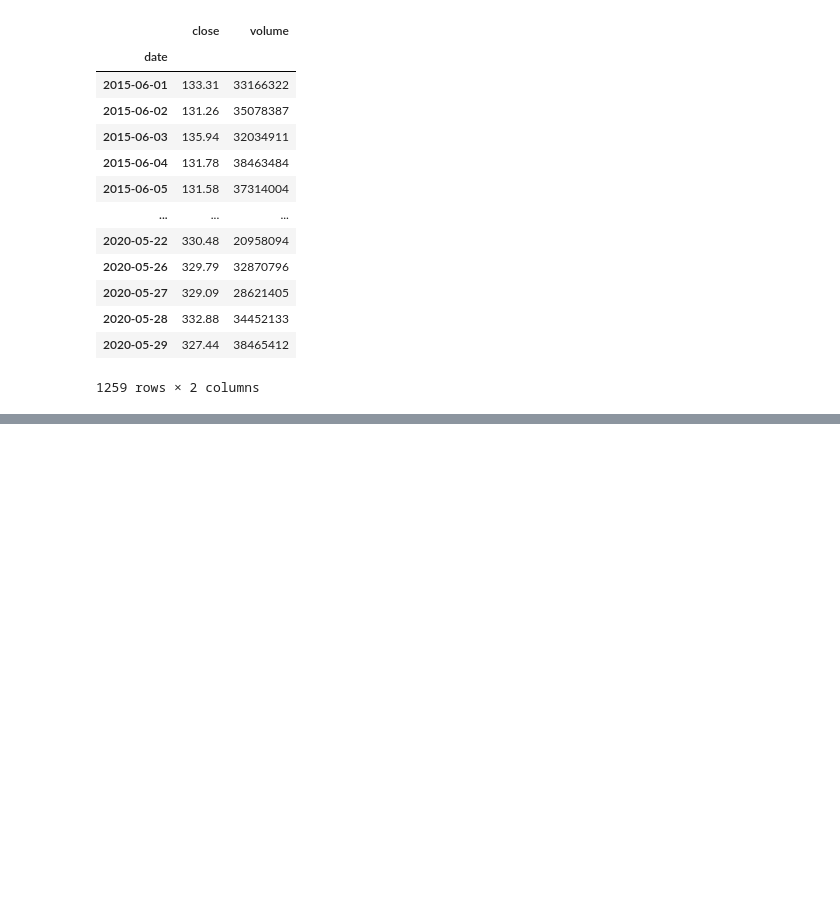
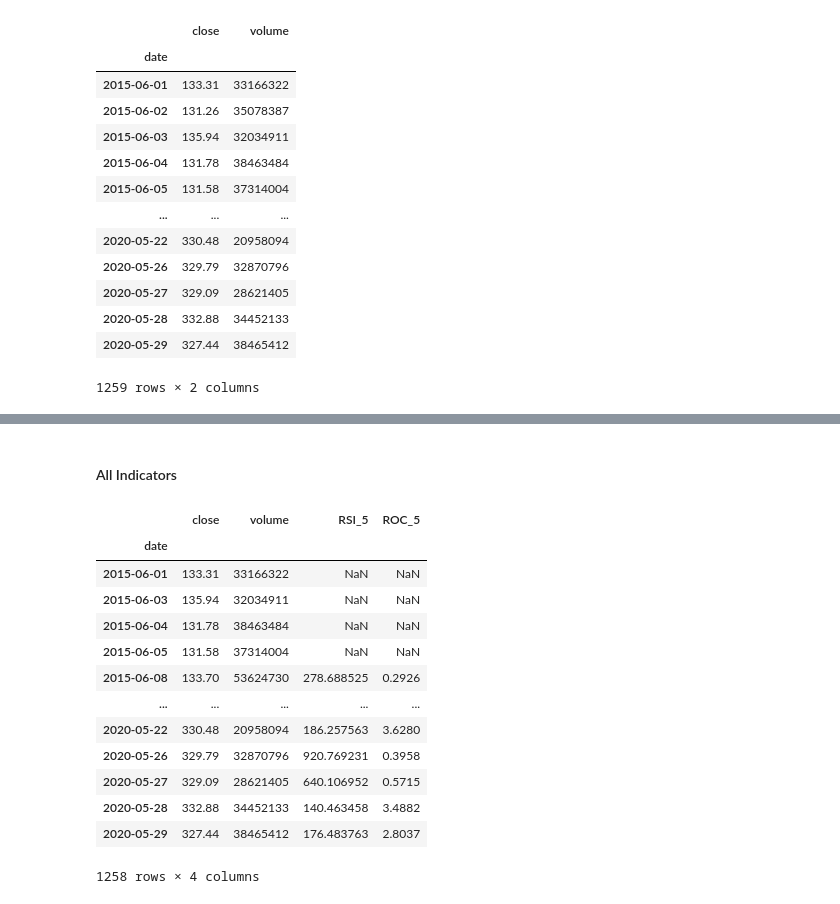
Before and after one commit to jk5ho/stonks-options, a Jupyter notebook: stonks-algo.ipynb, the cells around one changed output, grey strips where cells are left out. Cells and saved outputs as stored; diff of their text form; code cells hidden in the pictures; blank space fills up the shorter version.

```diff
--- a/stonks-algo.ipynb
+++ b/stonks-algo.ipynb
@@ -39,0 +55,22 @@ df
+# %%
+def RSI(df, col='close', n=5):
+    '''Calculate an n-period RSI indicator of the specified column in a dataframe
+    Args:
+    df - dataframe with specified column
+    col -  specified column to calculate RSI
+    n - RSI period
+
+    Returns:
+    df - dataframe with RSI column
+    '''
+    df = df.copy()
+    df['return'] = df[col].diff()
+    df['up'] = df['return'][df['return'] > 0]
+    df['down'] = df['return'][df['return'] < 0]
+    df.drop(df.index[1], inplace=True)
+    df.fillna(0, inplace=True)
+    df = MA(df, 'up', n=5)
+    df = MA(df, 'down', n=5)
+    df['RSI_'+str(n)] = 100 - 100 / (1 + df['up_MA_5'] / df['down_MA_5'])
+
+    return df[['close', 'volume', 'RSI_'+str(n)]]
@@ -39,0 +96,15 @@ df
+# %%
+def ROC(df, col='close', n=5):
+    '''Calculate an n-period ROC indicator of the specified column in a dataframe
+    Args:
+    df - dataframe with specified column
+    col -  specified column to calculate ROC
+    n - ROC period
+
+    Returns:
+    df - dataframe with ROC column
+    '''
+    df = df.copy()
+    df['ROC_'+str(n)] = round(((df[col] - df[col].shift(n)) / df[col].shift(n)) * 100, 4)
+
+    return df[['close', 'volume', 'ROC_'+str(n)]]
@@ -39,0 +310,19 @@ df
+# %% [markdown]
+#### All Indicators
+# %%
+pd.merge(RSI(df, col='close', n=5), ROC(df, col='close', n=5), on=['date', 'close', 'volume'])
+# %% [output]
+|  | close | volume | RSI_5 | ROC_5 |
+| date |  |  |  |  |
+| 2015-06-01 | 133.31 | 33166322 | NaN | NaN |
+| 2015-06-03 | 135.94 | 32034911 | NaN | NaN |
+| 2015-06-04 | 131.78 | 38463484 | NaN | NaN |
+| 2015-06-05 | 131.58 | 37314004 | NaN | NaN |
+| 2015-06-08 | 133.70 | 53624730 | 278.688525 | 0.2926 |
+| ... | ... | ... | ... | ... |
+| 2020-05-22 | 330.48 | 20958094 | 186.257563 | 3.6280 |
+| 2020-05-26 | 329.79 | 32870796 | 920.769231 | 0.3958 |
+| 2020-05-27 | 329.09 | 28621405 | 640.106952 | 0.5715 |
+| 2020-05-28 | 332.88 | 34452133 | 140.463458 | 3.4882 |
+| 2020-05-29 | 327.44 | 38465412 | 176.483763 | 2.8037 |
+1258 rows × 4 columns
```
Also changed, not shown: parts of 23 cells of this notebook, 1 other file.
